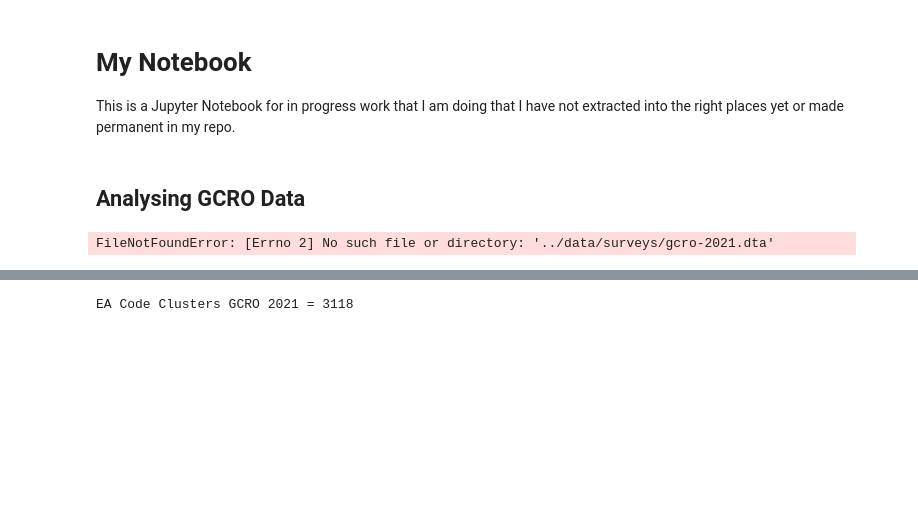
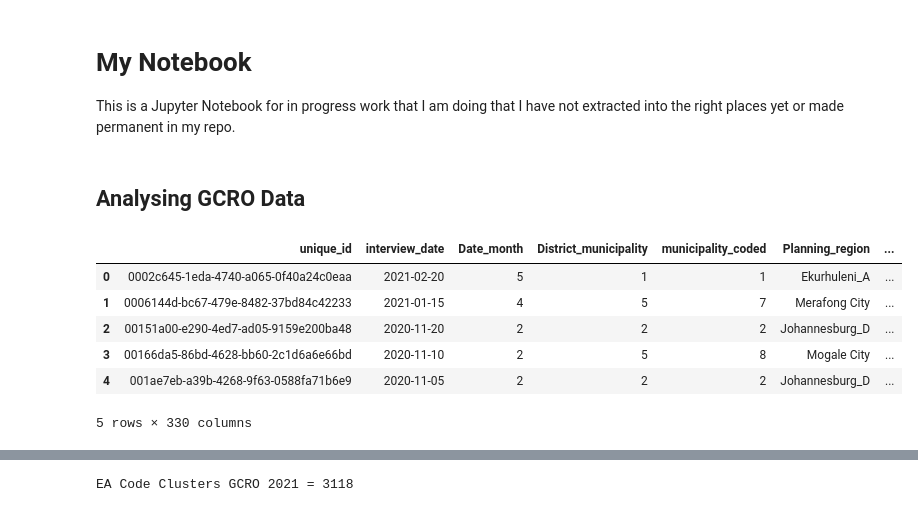
Before and after one commit to Emily-RoseSteyn/measuring-quality-of-life-gauteng, a Jupyter notebook: notebooks/archived/gcro-analysis.ipynb, the cells around one changed output, grey strips where cells are left out. Drawn from its saved outputs; the diff is of its cells as text; code cells hidden in the pictures; blank space fills up the shorter version.

```diff
--- a/notebooks/archived/gcro-analysis.ipynb
+++ b/notebooks/archived/gcro-analysis.ipynb
@@ -10,16 +10,22 @@ import matplotlib.pyplot as plt
 # %%
 # CONSTANTS
 
 # Data file paths
-GCRO_2021 = '../data/surveys/gcro-2021.dta'
-GCRO_2018 = '../data/surveys/gcro-2018.dta'
-GCRO_2016 = '../data/surveys/gcro-2016.dta'
+GCRO_2021 = '../../data/surveys/gcro-2021.dta'
+GCRO_2018 = '../../data/surveys/gcro-2018.dta'
+GCRO_2016 = '../../data/surveys/gcro-2016.dta'
 df_gcro_2021 = pd.read_stata(GCRO_2021, convert_categoricals=False)
 df_gcro_2018 = pd.read_stata(GCRO_2018, convert_categoricals=False)
 df_gcro_2016 = pd.read_stata(GCRO_2016, convert_categoricals=False)
 df_gcro_2021.head()
 # %% [output]
+|  | unique_id | interview_date | Date_month | District_municipality | municipality_coded | Planning_region | ... |
+| 0 | 0002c645-1eda-4740-a065-0f40a24c0eaa | 2021-02-20 | 5 | 1 | 1 | Ekurhuleni_A | ... |
+| 1 | 0006144d-bc67-479e-8482-37bd84c42233 | 2021-01-15 | 4 | 5 | 7 | Merafong City | ... |
+| 2 | 00151a00-e290-4ed7-ad05-9159e200ba48 | 2020-11-20 | 2 | 2 | 2 | Johannesburg_D | ... |
+| 3 | 00166da5-86bd-4628-bb60-2c1d6a6e66bd | 2020-11-10 | 2 | 5 | 8 | Mogale City | ... |
+| 4 | 001ae7eb-a39b-4268-9f63-0588fa71b6e9 | 2020-11-05 | 2 | 2 | 2 | Johannesburg_D | ... |
-FileNotFoundError: [Errno 2] No such file or directory: '../data/surveys/gcro-2021.dta'
+5 rows × 330 columns
 # %%
 print(f'Household count GCRO 2021 = {len(df_gcro_2021)}')
 print(f'Household count GCRO 2018 = {len(df_gcro_2018)}')
```
Also changed, not shown: parts of 3 cells of this notebook, 1 other file.
